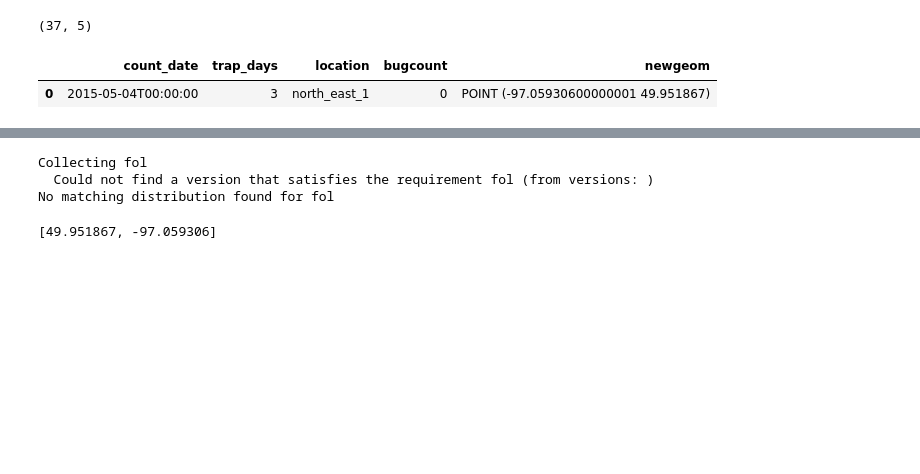
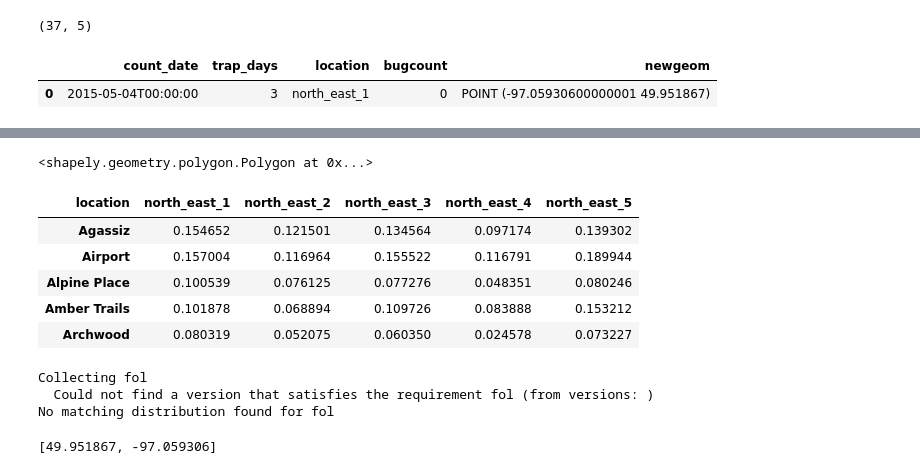
Before and after one commit to ruxi/opendata_hackathon_2018, a Jupyter notebook: Datasets_v3_newcoords.ipynb, the cells around one changed output, grey strips where cells are left out. Cells and saved outputs as stored; diff of their text form; code cells hidden in the pictures; blank space fills up the shorter version.

Commit message:
added folium to environment.yml | distance matrix of winnipeg neighbhood and mosquitoe traps

```diff
--- a/Datasets_v3_newcoords.ipynb
+++ b/Datasets_v3_newcoords.ipynb
@@ -259,0 +340,4 @@ result
+# %%
+area_geom
+# %% [output]
+<shapely.geometry.polygon.Polygon at 0x...>
@@ -260 +352,13 @@ result
+# %%
+distance_matrix_between_neighbourhood_and_bugtraps = \
+pd.DataFrame(result).T
+# %%
+distance_matrix_between_neighbourhood_and_bugtraps.head().T.head().T
+# %% [output]
+| location | north_east_1 | north_east_2 | north_east_3 | north_east_4 | north_east_5 |
+| Agassiz | 0.154652 | 0.121501 | 0.134564 | 0.097174 | 0.139302 |
+| Airport | 0.157004 | 0.116964 | 0.155522 | 0.116791 | 0.189944 |
+| Alpine Place | 0.100539 | 0.076125 | 0.077276 | 0.048351 | 0.080246 |
+| Amber Trails | 0.101878 | 0.068894 | 0.109726 | 0.083888 | 0.153212 |
+| Archwood | 0.080319 | 0.052075 | 0.060350 | 0.024578 | 0.073227 |
 # %%
```
Also changed, not shown: parts of 19 cells of this notebook, 1 other file.
